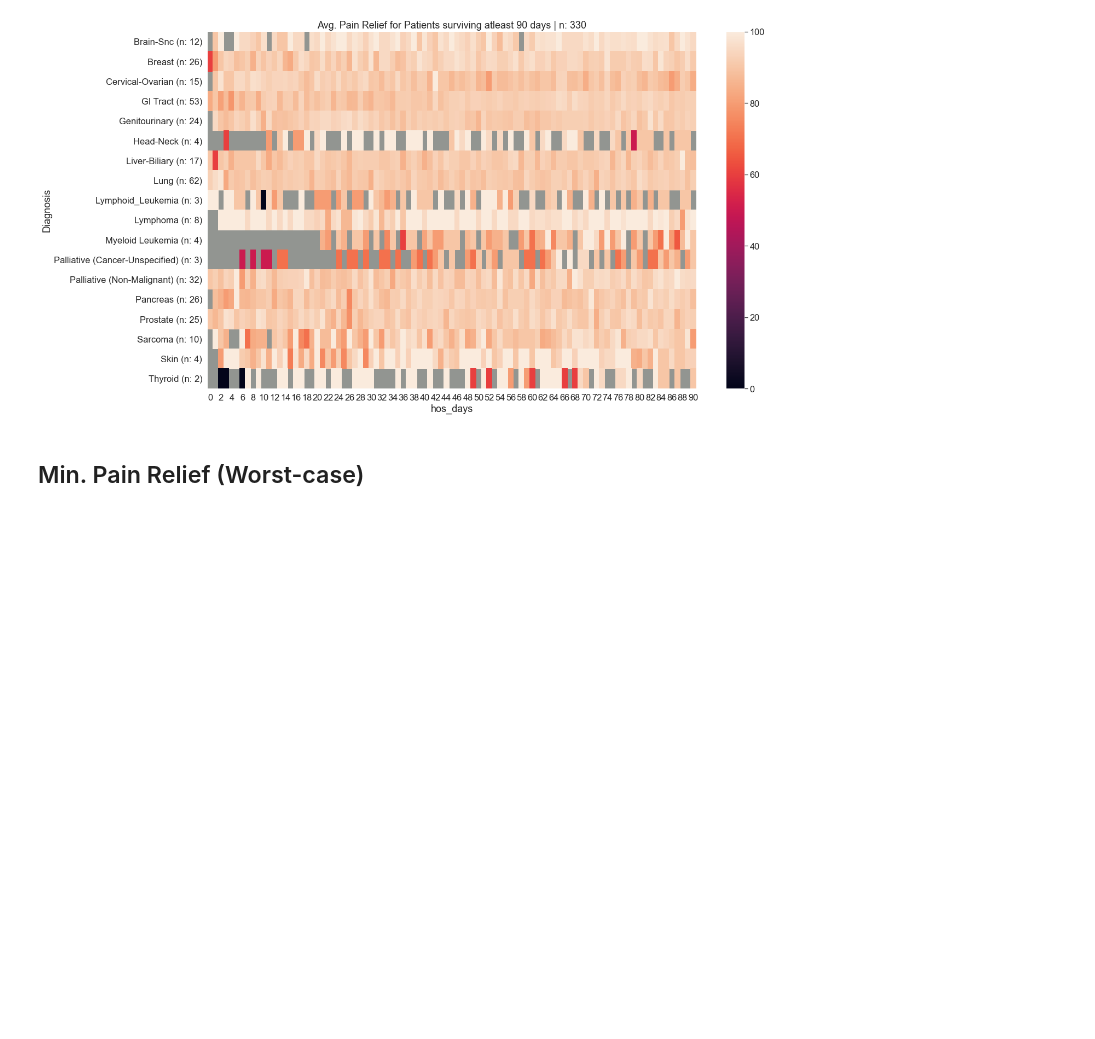
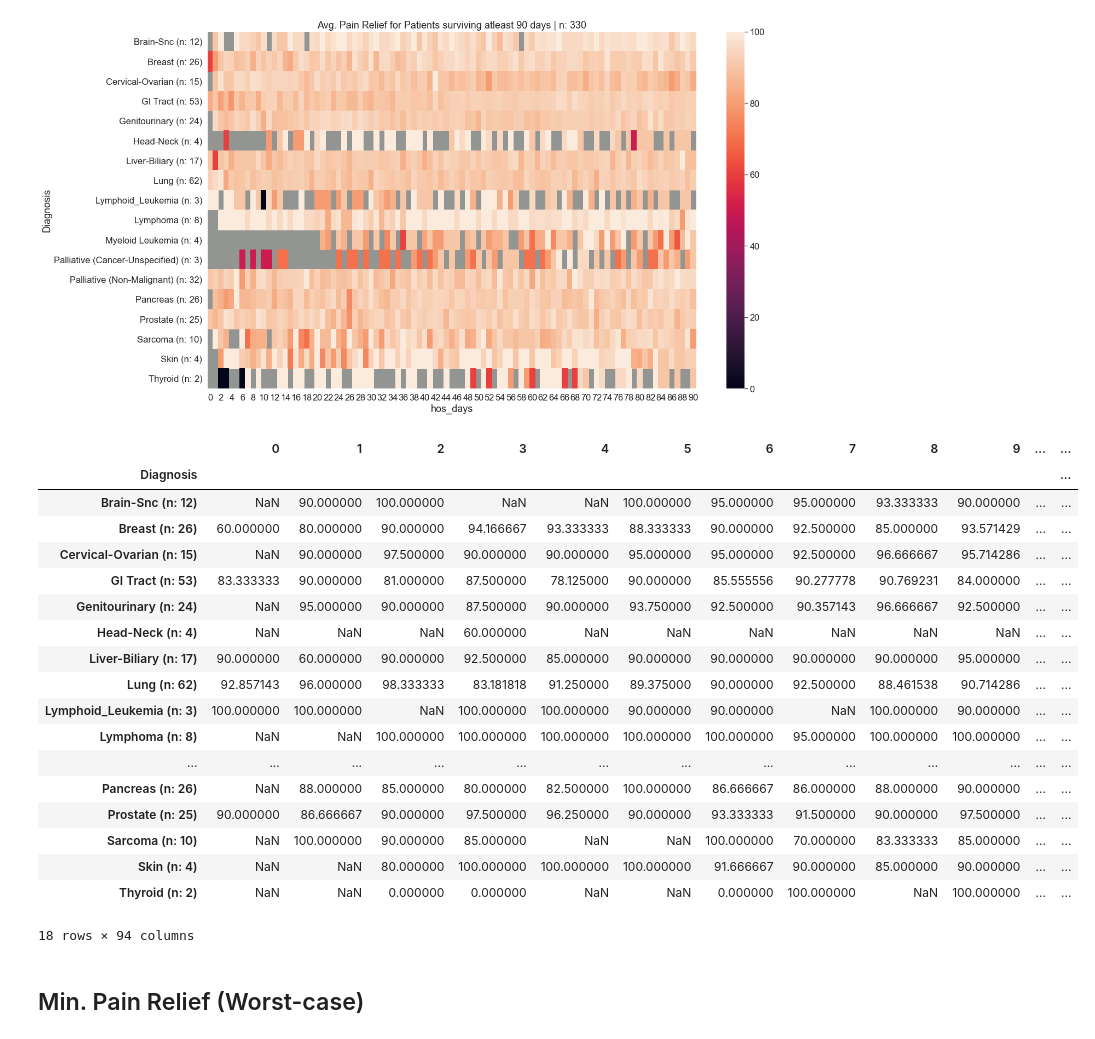
Before and after one commit to ryflect/cs692r-hospice, a Jupyter notebook: Referral Analysis - Pain Control.ipynb, the cells around one changed output. Saved outputs shown, nothing was run; the diff lists cells and outputs as text; code cells hidden in the pictures; blank space fills up the shorter version.

```diff
--- a/Referral Analysis - Pain Control.ipynb
+++ b/Referral Analysis - Pain Control.ipynb
@@ -644,6 +678,28 @@ plt.savefig('./graphs/pain control/pain_heatmap_a90.png', bbox_inches='tight')
 plt.show()
 # %% [output]
 [figure]
+# %%
+get_coeffs(df_p6, 90)
+# %% [output]
+|  | 0 | 1 | 2 | 3 | 4 | 5 | 6 | 7 | 8 | 9 | ... | ... |
+| Diagnosis |  |  |  |  |  |  |  |  |  |  |  | ... |
+| Brain-Snc (n: 12) | NaN | 90.000000 | 100.000000 | NaN | NaN | 100.000000 | 95.000000 | 95.000000 | 93.333333 | 90.000000 | ... | ... |
+| Breast (n: 26) | 60.000000 | 80.000000 | 90.000000 | 94.166667 | 93.333333 | 88.333333 | 90.000000 | 92.500000 | 85.000000 | 93.571429 | ... | ... |
+| Cervical-Ovarian (n: 15) | NaN | 90.000000 | 97.500000 | 90.000000 | 90.000000 | 95.000000 | 95.000000 | 92.500000 | 96.666667 | 95.714286 | ... | ... |
+| GI Tract (n: 53) | 83.333333 | 90.000000 | 81.000000 | 87.500000 | 78.125000 | 90.000000 | 85.555556 | 90.277778 | 90.769231 | 84.000000 | ... | ... |
+| Genitourinary (n: 24) | NaN | 95.000000 | 90.000000 | 87.500000 | 90.000000 | 93.750000 | 92.500000 | 90.357143 | 96.666667 | 92.500000 | ... | ... |
+| Head-Neck (n: 4) | NaN | NaN | NaN | 60.000000 | NaN | NaN | NaN | NaN | NaN | NaN | ... | ... |
+| Liver-Biliary (n: 17) | 90.000000 | 60.000000 | 90.000000 | 92.500000 | 85.000000 | 90.000000 | 90.000000 | 90.000000 | 90.000000 | 95.000000 | ... | ... |
+| Lung (n: 62) | 92.857143 | 96.000000 | 98.333333 | 83.181818 | 91.250000 | 89.375000 | 90.000000 | 92.500000 | 88.461538 | 90.714286 | ... | ... |
+| Lymphoid_Leukemia (n: 3) | 100.000000 | 100.000000 | NaN | 100.000000 | 100.000000 | 90.000000 | 90.000000 | NaN | 100.000000 | 90.000000 | ... | ... |
+| Lymphoma (n: 8) | NaN | NaN | 100.000000 | 100.000000 | 100.000000 | 100.000000 | 100.000000 | 95.000000 | 100.000000 | 100.000000 | ... | ... |
+| ... | ... | ... | ... | ... | ... | ... | ... | ... | ... | ... | ... | ... |
+| Pancreas (n: 26) | NaN | 88.000000 | 85.000000 | 80.000000 | 82.500000 | 100.000000 | 86.666667 | 86.000000 | 88.000000 | 90.000000 | ... | ... |
+| Prostate (n: 25) | 90.000000 | 86.666667 | 90.000000 | 97.500000 | 96.250000 | 90.000000 | 93.333333 | 91.500000 | 90.000000 | 97.500000 | ... | ... |
+| Sarcoma (n: 10) | NaN | 100.000000 | 90.000000 | 85.000000 | NaN | NaN | 100.000000 | 70.000000 | 83.333333 | 85.000000 | ... | ... |
+| Skin (n: 4) | NaN | NaN | 80.000000 | 100.000000 | 100.000000 | 100.000000 | 91.666667 | 90.000000 | 85.000000 | 90.000000 | ... | ... |
+| Thyroid (n: 2) | NaN | NaN | 0.000000 | 0.000000 | NaN | NaN | 0.000000 | 100.000000 | NaN | 100.000000 | ... | ... |
+18 rows × 94 columns
 # %% [markdown]
 ## Min. Pain Relief (Worst-case) ##
 # %%
```
Also changed, not shown: parts of 5 cells of this notebook, 4 other files.
